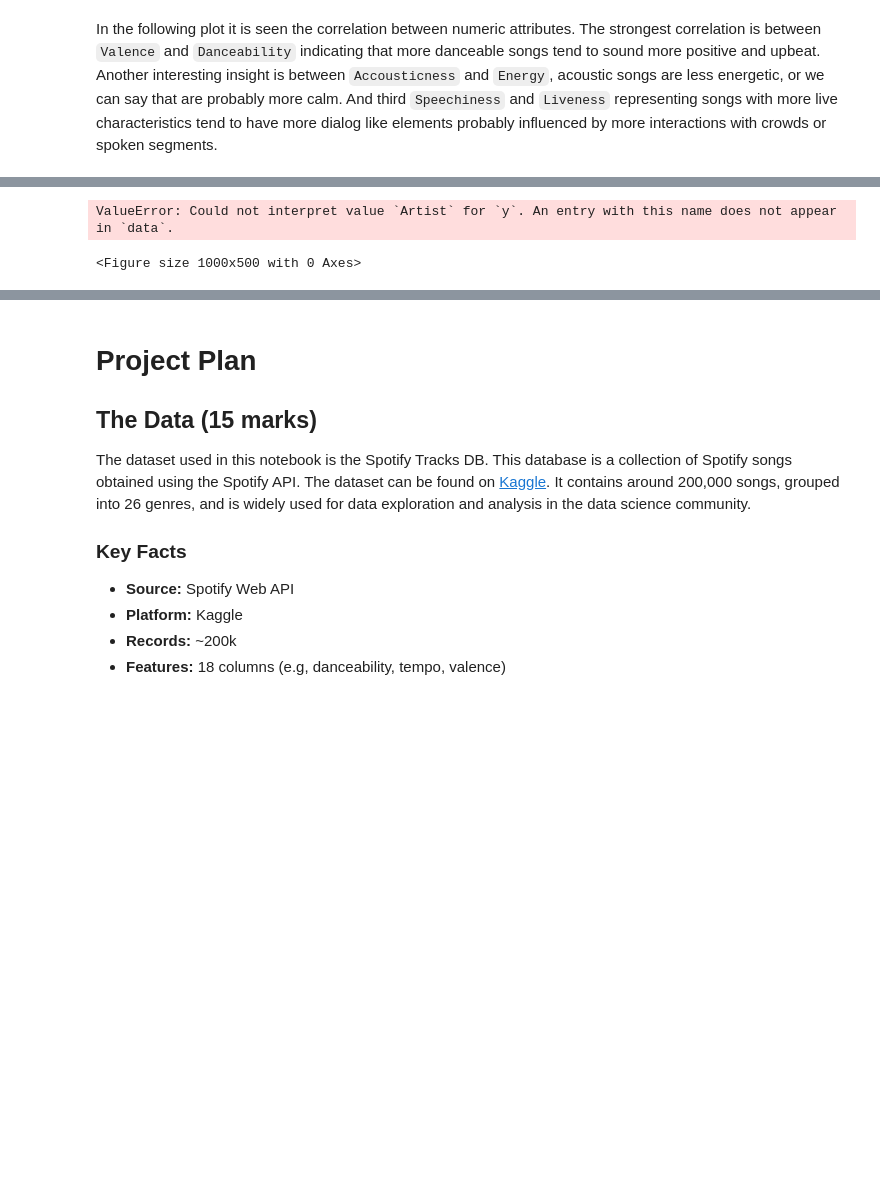
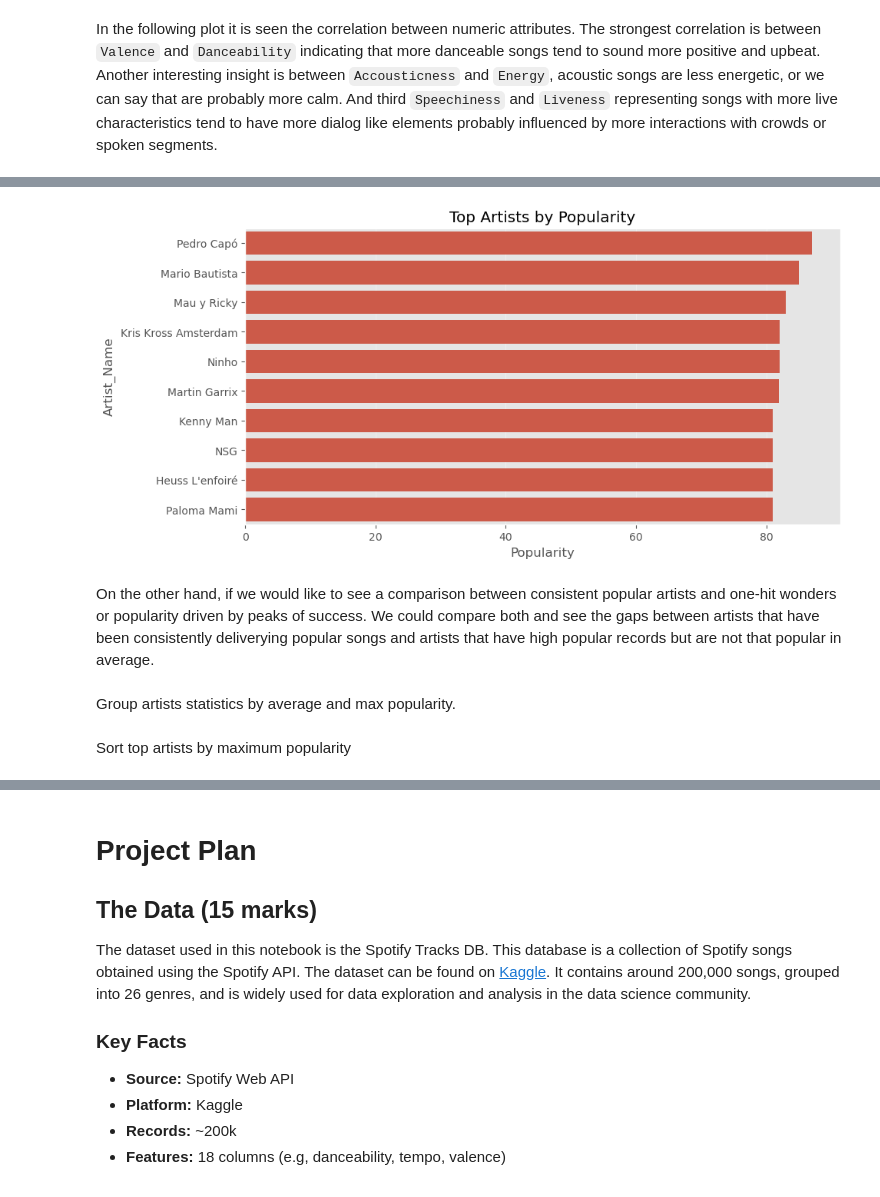
Before and after one commit to bartzilla/SpotifyDB_Music_Analysis, a Jupyter notebook: P4DS_A2_Data_Analysis_Project.ipynb, the cells around one changed output, grey strips where cells are left out. Cells and saved outputs as stored; diff of their text form; code cells hidden in the pictures; blank space fills up the shorter version.

```diff
--- a/P4DS_A2_Data_Analysis_Project.ipynb
+++ b/P4DS_A2_Data_Analysis_Project.ipynb
@@ -413,27 +436,25 @@ plt.show()
 # %%
-# df.groupby('Artist_Name')['Danceability'].mean().sort_values(ascending=False).head(10)
+# What are the 10 most popular artists?
 import seaborn as sns
 import matplotlib.pyplot as plt
-top_energy_artists = (
-    df.groupby('Artist_Name')['Energy']
+top_popular_artists = (
+    df.groupby('Artist_Name')['Popularity']
     .mean()
     .sort_values(ascending=False)
     .head(10)
 )
 
 plt.figure(figsize=(10,5))
 sns.barplot(
-    data=top_energy_artists.reset_index(),
-    x='Energy',
-    y='Artist'
+    data=top_popular_artists.reset_index(),
+    x='Popularity',
+    y='Artist_Name'
 )
-plt.title('Top Artists by Energy')
+plt.title('Top Artists by Popularity')
 plt.show()
-# What are the 10 most popular bands?
-# What is the most danceble song
-# What is its metric and tone, major or minor? is there a relation ship also bpm?
-# What is the strangest metric?
-# What is the correlation between danceble and tone and bpm and key
 # %% [output]
-ValueError: Could not interpret value `Artist` for `y`. An entry with this name does not appear in `data`.
-<Figure size 1000x500 with 0 Axes>
+[figure, added]
+# %% [markdown]
+On the other hand, if we would like to see a comparison between consistent popular artists and one-hit wonders or popularity driven by peaks of success. We could compare both and see the gaps between artists that have been consistently deliverying popular songs and artists that have high popular records but are not that popular in average.
+# %% [markdown]
+Group artists statistics by average and max popularity.
@@ -439,0 +471,2 @@ ValueError: Could not interpret value `Artist` for `y`. An entry with this name
+# %% [markdown]
+Sort top artists by maximum popularity
```
Also changed, not shown: parts of 23 cells of this notebook.
